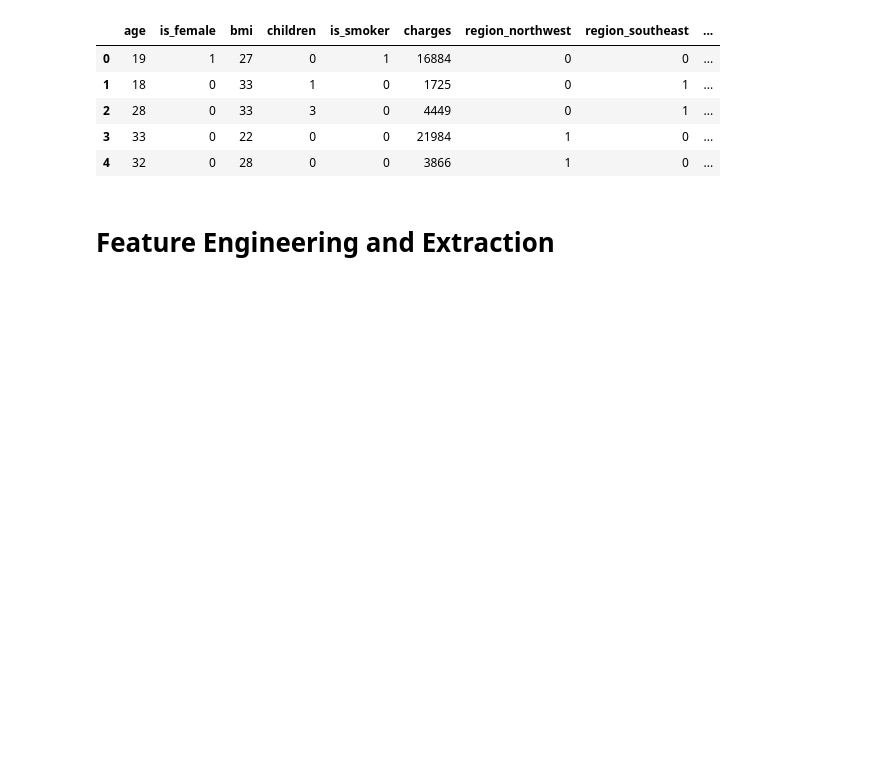
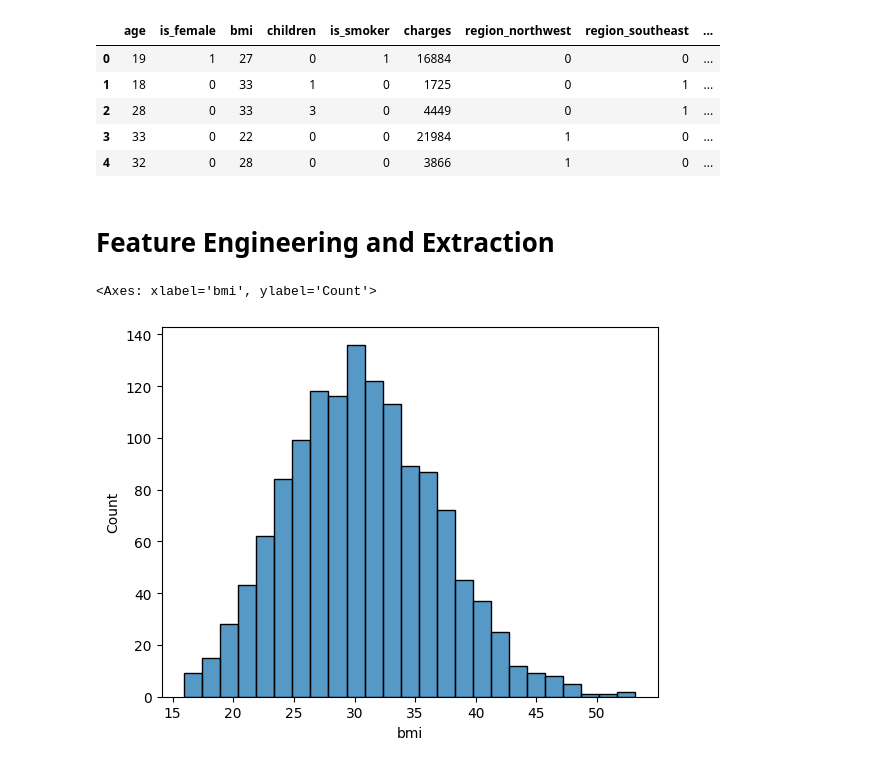
Before and after one commit to Md5iam/Machine-Learning, a Jupyter notebook: ML-01/code/ML_01_code.ipynb, the cells around one changed output. Cells and saved outputs as stored; diff of their text form; code cells hidden in the pictures; blank space fills up the shorter version.

```diff
--- a/ML-01/code/ML_01_code.ipynb
+++ b/ML-01/code/ML_01_code.ipynb
@@ -258,3 +258,8 @@ df_cleaned.head()
 | 4 | 32 | 0 | 28 | 0 | 0 | 3866 | 1 | 0 | ... |
 # %% [markdown]
 # Feature Engineering and Extraction
+# %%
+sns.histplot(df['bmi'])
+# %% [output]
+<Axes: xlabel='bmi', ylabel='Count'>
+[figure, added]
```
Also changed, not shown: parts of 12 cells of this notebook.
